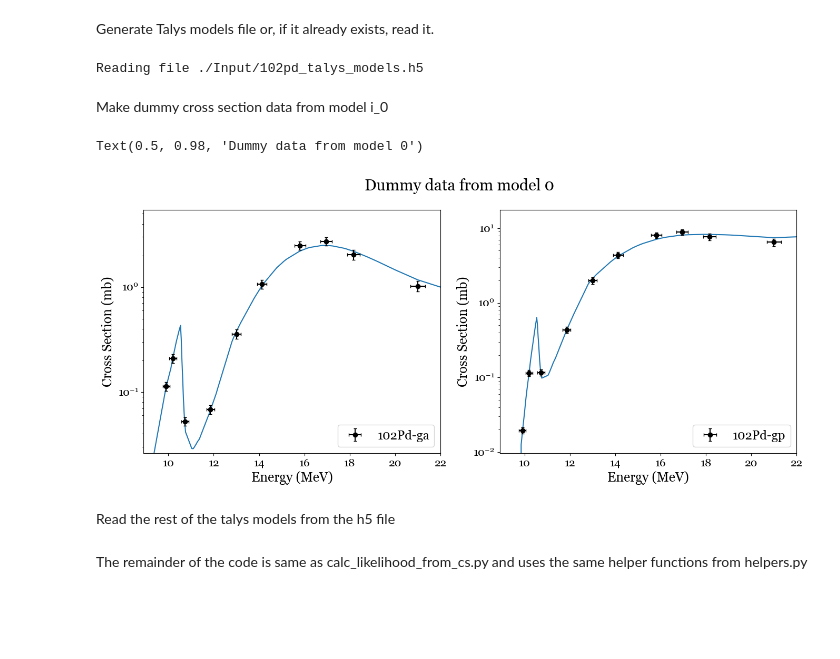
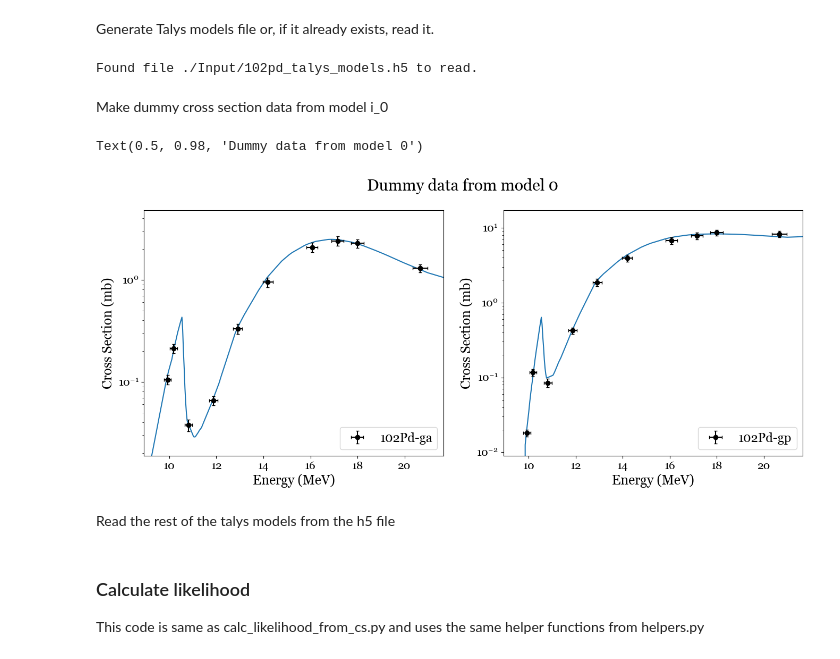
Before and after one commit to atsantiri/cs_impact_PPN, a Jupyter notebook: controlled_test.ipynb, the cells around one changed output. Saved outputs shown, nothing was run; the diff lists cells and outputs as text; code cells hidden in the pictures; blank space fills up the shorter version.

```diff
--- a/controlled_test.ipynb
+++ b/controlled_test.ipynb
@@ -32,56 +32,58 @@ else:  # create file
     print(f"Created {modelsFile} with {modelsN} models.")
 
 with h5py.File(modelsFile, "r") as h5:
-    keys = list(h5.keys())
+    reactions = list(h5.keys())
 # %% [output]
-Reading file ./Input/102pd_talys_models.h5
+Found file ./Input/102pd_talys_models.h5 to read.
 # %% [markdown]
 Make dummy cross section data from model i_0
 # %%
 # Based on helpers.read_cs() function, make dummy cross section data from the first model of the h5 file
-def make_dummy_cs(fIn, key, n_points=10, rel_err=0.1, seed=0):
+def make_dummy_cs(fIn, reaction, n_points=10, rel_err=0.1, seed=0):
     # pick up model i_0
     with h5py.File(fIn, "r") as h5:
-        E, cs = h5[f"{key}/i_0"][:]
+        E, cs = h5[f"{reaction}/i_0"][:]
 
-    # set n_points energies
+    # set n_points
     idx = np.linspace(5, len(E) - 5, n_points).astype(int)
-    ene_median = E[idx]
+    ene_true = E[idx]
+    cs_true = cs[idx]
+
+    rng = np.random.default_rng(seed)
+
+    # set energies with random noise that follows the 3% FWHM errors
+    ene_measured = ene_true * (1 + rng.normal(0, 0.03 / (2 * np.sqrt(2 * np.log(2))), size=n_points))
+    ene_err = np.round(ene_measured[:, None] * np.linspace(0.985, 1.015, 11), 3)
 
     # set cross sections with random noise of rel_err
-    rng = np.random.default_rng(seed)
-    cs_true = cs[idx]
     cs_err = rel_err * cs_true
-    cs_meas = cs_true + rng.normal(0, 1, size=cs_true.shape) * cs_err
+    cs_meas = cs_true + rng.normal(0, 1, size=n_points) * cs_err
 
-    # same energy uncertainty as cross section data
-    ene = np.round(ene_median[:, None] * np.linspace(0.985, 1.015, 11), 3)
-
-    # slightly weird formatting to match the input data
+    # slightly weird formatting to match the input cs data (so we can use the same functions from configs/helpers.py on them)
     return {
-        "file": f"{fIn}:{key}/i_0",
-        "ene_median": ene_median,
-        "ene": ene,
+        "file": f"{fIn}:{reaction}/i_0",
+        "ene_median": ene_measured,
+        "ene": ene_err,
         "cs": cs_meas,
         "cs_err": cs_err,
     }
 
 
 # make dummy data
-cs_data = {key: make_dummy_cs(modelsFile, key) for key in keys}
+cs_data = {r: make_dummy_cs(modelsFile, r) for r in reactions}
 
 
 # inspect along with the model they came from
 fig, axs = helpers.setup_fig(cs_data)
 helpers.plot_cs(cs_data, fig, axs)
 with h5py.File(modelsFile, "r") as h5:
-    for ax, key in zip(axs, cs_data):
-        E, cs = h5[f"{key}/i_0"][:]
+    for ax, reaction in zip(axs, cs_data):
+        E, cs = h5[f"{reaction}/i_0"][:]
         ax.plot(E, cs)
 fig.suptitle("Dummy data from model 0")
 # %% [output]
 Text(0.5, 0.98, 'Dummy data from model 0')
-[figure, old version]
+[figure, new version]
 # %% [markdown]
 Read the rest of the talys models from the h5 file
 # %%
@@ -92,6 +94,7 @@ with h5py.File(modelsFile, "r") as h5:
     }
 # %% [markdown]
-The remainder of the code is same as calc_likelihood_from_cs.py and uses the same helper functions from helpers.py
+### Calculate likelihood
+This code is same as calc_likelihood_from_cs.py and uses the same helper functions from helpers.py
 # %%
 # Setup plots based on number of reactions
 fig, axs = helpers.setup_fig(cs_data)
```
Also changed, not shown: parts of 6 cells of this notebook, 1 other file.
